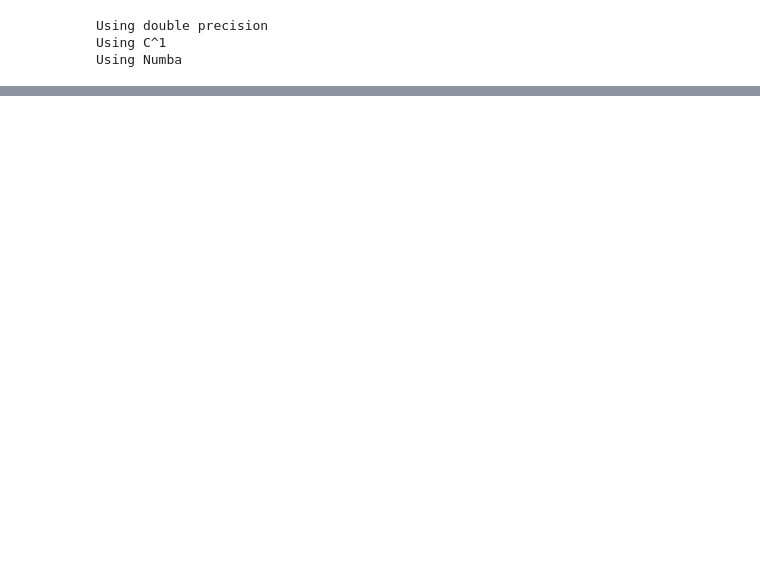
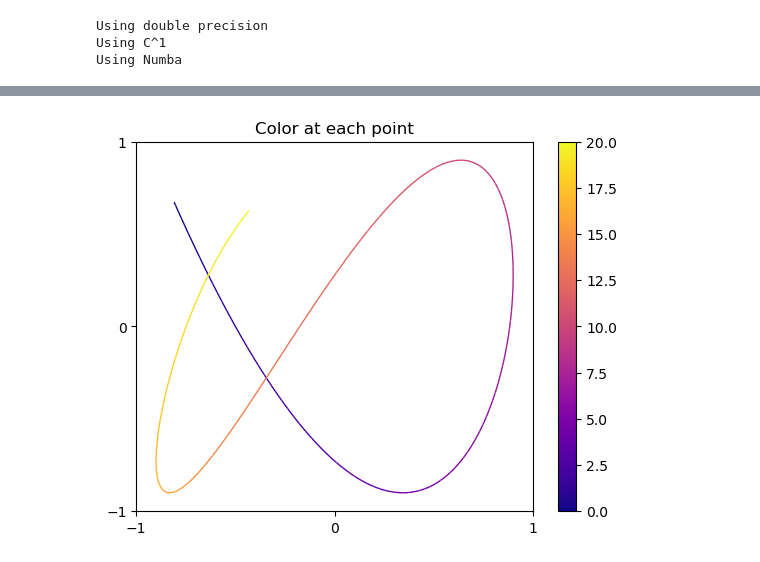
Before and after one commit to FabianHelmberger/Master_project, a Jupyter notebook: analytic/wrong_convergence.ipynb, the cells around one changed output, grey strips where cells are left out. Saved outputs shown, nothing was run; the diff lists cells and outputs as text; code cells hidden in the pictures; blank space fills up the shorter version.

```diff
--- a/analytic/wrong_convergence.ipynb
+++ b/analytic/wrong_convergence.ipynb
@@ -223,0 +336,83 @@ array([ 0.        ,  3.38317936,  1.89167018,  1.81487161, -2.50605879])
+# %%
+from matplotlib.collections import LineCollection
+
+def colored_line(x, y, c, ax, **lc_kwargs):
+    """
+    Plot a line with a color specified along the line by a third value.
+
+    It does this by creating a collection of line segments. Each line segment is
+    made up of two straight lines each connecting the current (x, y) point to the
+    midpoints of the lines connecting the current point with its two neighbors.
+    This creates a smooth line with no gaps between the line segments.
+
+    Parameters
+    ----------
+    x, y : array-like
+        The horizontal and vertical coordinates of the data points.
+    c : array-like
+        The color values, which should be the same size as x and y.
+    ax : Axes
+        Axis object on which to plot the colored line.
+    **lc_kwargs
+        Any additional arguments to pass to matplotlib.collections.LineCollection
+        constructor. This should not include the array keyword argument because
+        that is set to the color argument. If provided, it will be overridden.
+
+    Returns
+    -------
+    matplotlib.collections.LineCollection
+        The generated line collection representing the colored line.
+    """
+
+    # Default the capstyle to butt so that the line segments smoothly line up
+    default_kwargs = {"capstyle": "butt"}
+    default_kwargs.update(lc_kwargs)
+
+    # Compute the midpoints of the line segments. Include the first and last points
+    # twice so we don't need any special syntax later to handle them.
+    x = np.asarray(x)
+    y = np.asarray(y)
+    x_midpts = np.hstack((x[0], 0.5 * (x[1:] + x[:-1]), x[-1]))
+    y_midpts = np.hstack((y[0], 0.5 * (y[1:] + y[:-1]), y[-1]))
+
+    # Determine the start, middle, and end coordinate pair of each line segment.
+    # Use the reshape to add an extra dimension so each pair of points is in its
+    # own list. Then concatenate them to create:
+    # [
+    #   [(x1_start, y1_start), (x1_mid, y1_mid), (x1_end, y1_end)],
+    #   [(x2_start, y2_start), (x2_mid, y2_mid), (x2_end, y2_end)],
+    #   ...
+    # ]
+    coord_start = np.column_stack((x_midpts[:-1], y_midpts[:-1]))[:, np.newaxis, :]
+    coord_mid = np.column_stack((x, y))[:, np.newaxis, :]
+    coord_end = np.column_stack((x_midpts[1:], y_midpts[1:]))[:, np.newaxis, :]
+    segments = np.concatenate((coord_start, coord_mid, coord_end), axis=1)
+
+    lc = LineCollection(segments, **default_kwargs)
+    lc.set_array(c)  # set the colors of each segment
+
+    return ax.add_collection(lc)
+
+
+# -------------- Create and show plot --------------
+# Some arbitrary function that gives x, y, and color values
+t = np.linspace(-7.4, -0.5, 200)
+x = 0.9 * np.sin(t)
+y = 0.9 * np.cos(1.6 * t)
+color = np.linspace(0, 20, t.size)
+
+# Create a figure and plot the line on it
+fig1, ax1 = plt.subplots()
+lines = colored_line(x, y, color, ax1, linewidth=1, cmap="plasma")
+fig1.colorbar(lines)  # add a color legend
+
+# Set the axis limits and tick positions
+ax1.set_xlim(-1, 1)
+ax1.set_ylim(-1, 1)
+ax1.set_xticks((-1, 0, 1))
+ax1.set_yticks((-1, 0, 1))
+ax1.set_title("Color at each point")
+
+plt.show()
+# %% [output]
+[figure, added]
```
Also changed, not shown: parts of 18 cells of this notebook.
